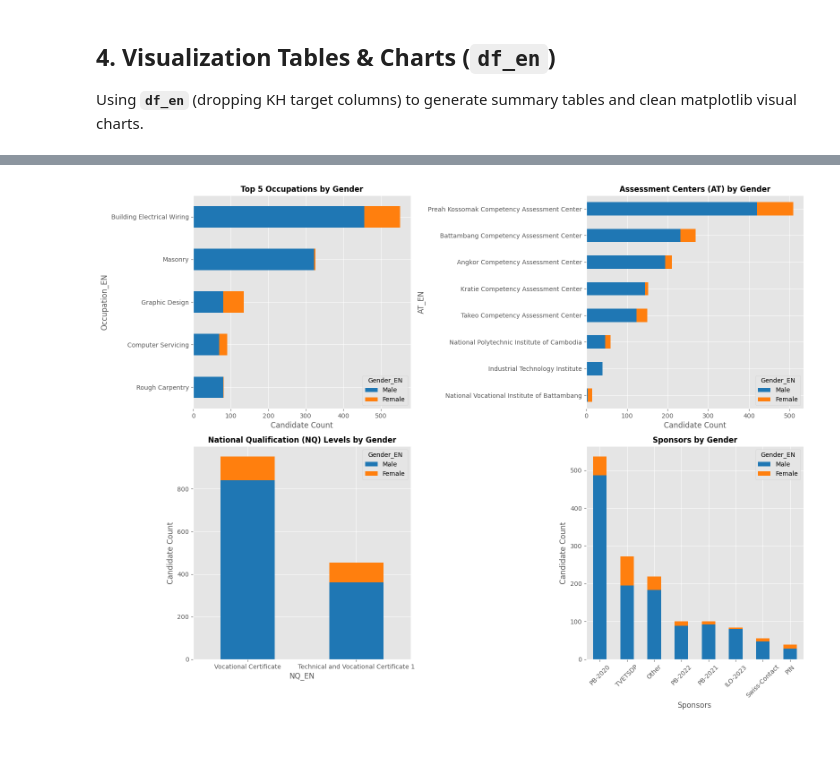
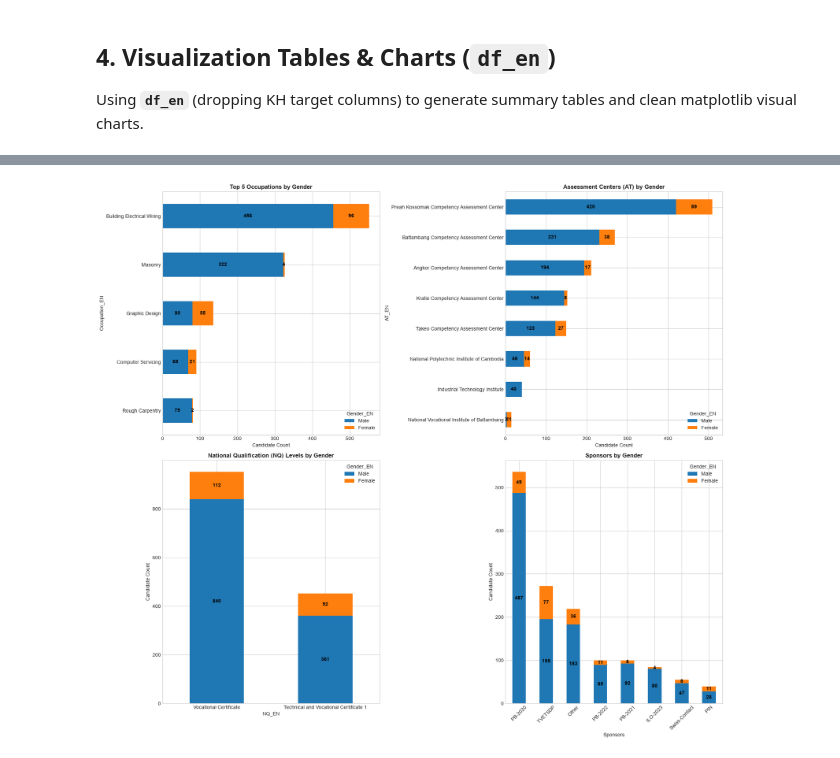
Before and after one commit to RatanakANB/dsa_TGI, a Jupyter notebook: assessment.ipynb, the cells around one changed output, grey strips where cells are left out. Cells and saved outputs as stored; diff of their text form; code cells hidden in the pictures.

```diff
--- a/assessment.ipynb
+++ b/assessment.ipynb
@@ -22,11 +10,6 @@ import pandas as pd
 import numpy as np
 import matplotlib.pyplot as plt
 
-# Configure pandas display options
-pd.set_option('display.max_columns', None)
-pd.set_option('display.width', 1000)
-
-# Set plotting style
-plt.style.use('ggplot')
-
-print("Libraries loaded successfully.")
+# Configure matplotlib style
+plt.style.use('seaborn-v0_8-whitegrid') if 'seaborn-v0_8-whitegrid' in plt.style.available else plt.style.use('default')
+plt.rcParams['font.size'] = 10
@@ -69,7 +36,7 @@ Raw Columns:
 # %%
 # Common column drops
 explicit_drops = ['Serial_Code', 'Path', 'Pics', 'CardNo']
-cm_cols = [c for c in df_raw.columns if c.startswith('CM') or 'Committee_Meeting' in c]
+cm_cols = ['CM_Day_KH', 'CM_Month_KH', 'CM_Year_KH']
 di_cols = [c for c in df_raw.columns if c.startswith('DI') or 'Date_Issue' in c]
 de_cols = [c for c in df_raw.columns if c.startswith('DE') or 'Date_Expiry' in c]
 
@@ -83,6 +50,13 @@ df_kh = df_raw.drop(columns=[c for c in (common_drops + en_cols) if c in df_raw.
 kh_target_cols = ['Gender_KH', 'Occupation_KH', 'NQ_KH', 'AT_KH']
 df_en = df_raw.drop(columns=[c for c in (common_drops + kh_target_cols) if c in df_raw.columns]).copy()
 
+# Extract CM_Date & CM_Year attributes for time-based exploration
+df_kh['CM_Date'] = pd.to_datetime(df_kh['Date_Committee_Meeting'], format='%d-%b-%y', errors='coerce')
+df_kh['CM_Year'] = df_kh['CM_Date'].dt.year
+
+df_en['CM_Date'] = pd.to_datetime(df_en['Date_Committee_Meeting'], format='%d-%b-%y', errors='coerce')
+df_en['CM_Year'] = df_en['CM_Date'].dt.year
+
 print(f"df_kh Shape: {df_kh.shape[0]} rows, {df_kh.shape[1]} columns")
 print(f"df_kh Columns: {df_kh.columns.tolist()}")
 
@@ -327,35 +364,47 @@ Stacked bar charts comparing Male vs Female distribution across Occupations, Ass
 # %%
-fig, axes = plt.subplots(2, 2, figsize=(16, 12))
+fig, axes = plt.subplots(2, 2, figsize=(18, 16))
 
 # 1. Top 5 Occupations
 top_occ = occ_en_ct.drop('Total').head(5)[['Male', 'Female']]
-top_occ.plot(kind='barh', stacked=True, ax=axes[0, 0], color=['#1f77b4', '#ff7f0e'])
+ax1 = top_occ.plot(kind='barh', stacked=True, ax=axes[0, 0], color=['#1f77b4', '#ff7f0e'])
 axes[0, 0].set_title('Top 5 Occupations by Gender', fontsize=12, fontweight='bold')
 axes[0, 0].set_xlabel('Candidate Count')
 axes[0, 0].invert_yaxis()
+for c in ax1.containers:
+    labels = [f'{int(v):,}' if v > 0 else '' for v in c.datavalues]
+    ax1.bar_label(c, labels=labels, label_type='center', fontsize=10, fontweight='bold', color='black')
 
 # 2. Assessment Centers
 at_data = at_en_ct.drop('Total')[['Male', 'Female']]
-at_data.plot(kind='barh', stacked=True, ax=axes[0, 1], color=['#1f77b4', '#ff7f0e'])
+ax2 = at_data.plot(kind='barh', stacked=True, ax=axes[0, 1], color=['#1f77b4', '#ff7f0e'])
 axes[0, 1].set_title('Assessment Centers (AT) by Gender', fontsize=12, fontweight='bold')
 axes[0, 1].set_xlabel('Candidate Count')
 axes[0, 1].invert_yaxis()
+for c in ax2.containers:
+    labels = [f'{int(v):,}' if v > 0 else '' for v in c.datavalues]
+    ax2.bar_label(c, labels=labels, label_type='center', fontsize=10, fontweight='bold', color='black')
 
 # 3. National Qualification (NQ) Levels
 nq_data = nq_en_ct.drop('Total')[['Male', 'Female']]
-nq_data.plot(kind='bar', stacked=True, ax=axes[1, 0], color=['#1f77b4', '#ff7f0e'])
+ax3 = nq_data.plot(kind='bar', stacked=True, ax=axes[1, 0], color=['#1f77b4', '#ff7f0e'])
 axes[1, 0].set_title('National Qualification (NQ) Levels by Gender', fontsize=12, fontweight='bold')
 axes[1, 0].set_ylabel('Candidate Count')
 axes[1, 0].tick_params(axis='x', rotation=0)
+for c in ax3.containers:
+    labels = [f'{int(v):,}' if v > 0 else '' for v in c.datavalues]
+    ax3.bar_label(c, labels=labels, label_type='center', fontsize=10, fontweight='bold', color='black')
 
 # 4. Top Sponsors
 sponsor_data = sp_en_ct.drop('Total')[['Male', 'Female']]
-sponsor_data.plot(kind='bar', stacked=True, ax=axes[1, 1], color=['#1f77b4', '#ff7f0e'])
+ax4 = sponsor_data.plot(kind='bar', stacked=True, ax=axes[1, 1], color=['#1f77b4', '#ff7f0e'])
 axes[1, 1].set_title('Sponsors by Gender', fontsize=12, fontweight='bold')
 axes[1, 1].set_ylabel('Candidate Count')
 axes[1, 1].tick_params(axis='x', rotation=45)
+for c in ax4.containers:
+    labels = [f'{int(v):,}' if v > 0 else '' for v in c.datavalues]
+    ax4.bar_label(c, labels=labels, label_type='center', fontsize=10, fontweight='bold', color='black')
 
 plt.tight_layout()
 plt.show()
 # %% [output]
-[figure, old version]
+[figure, new version]
```
Also changed, not shown: parts of 19 cells of this notebook.
